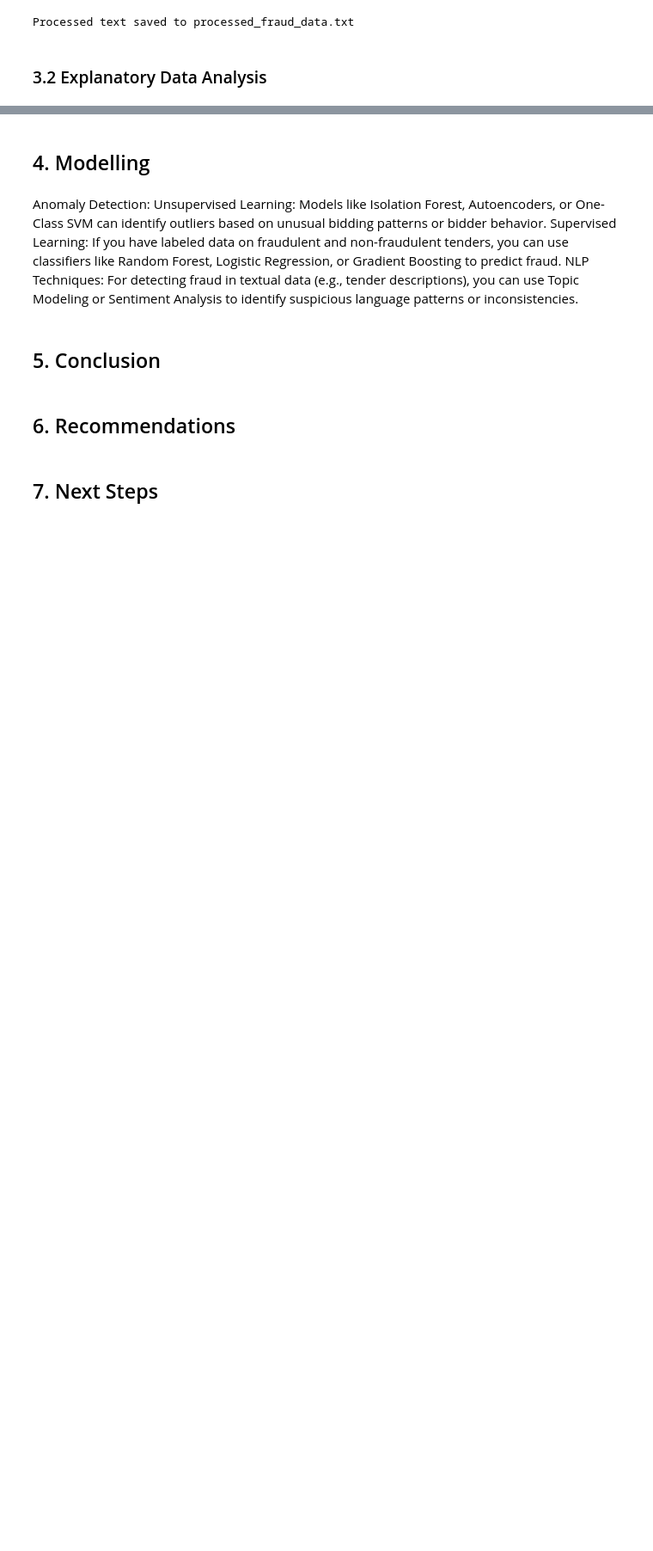
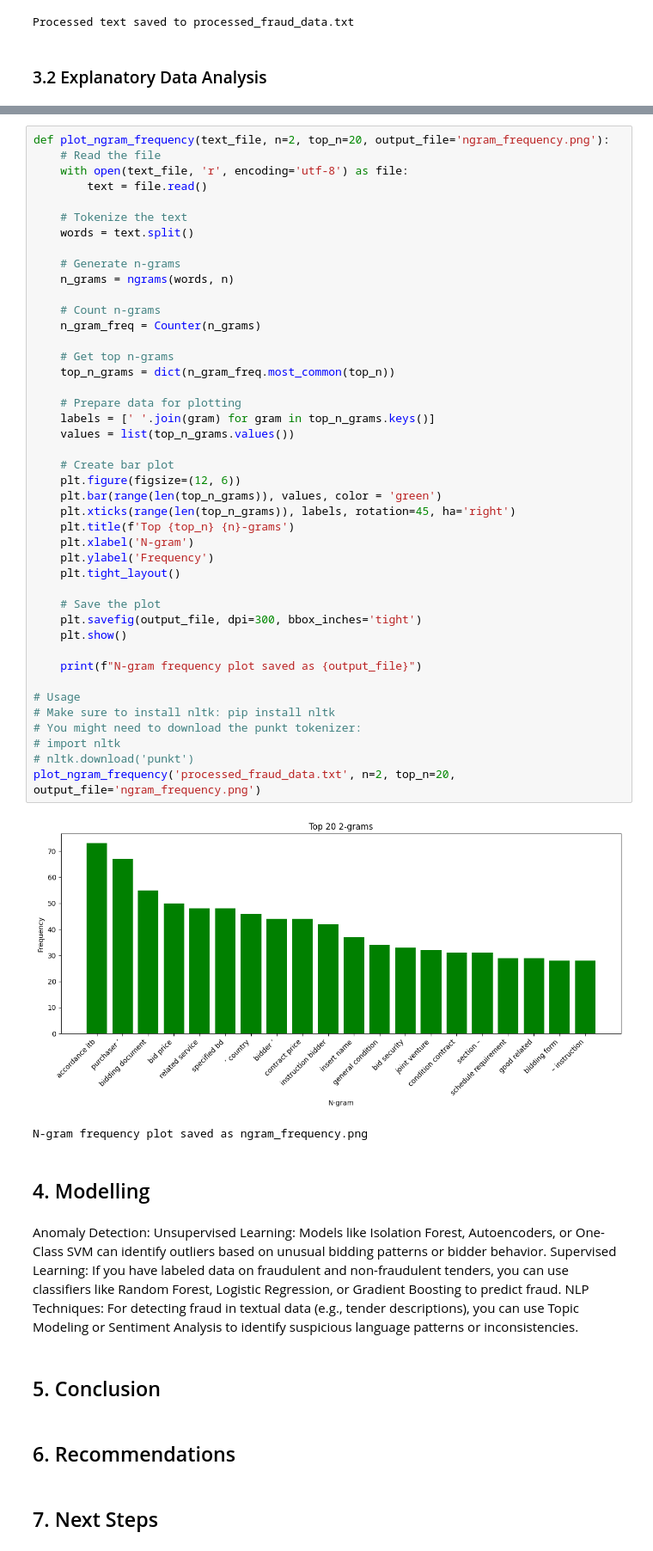
Before and after one commit to ProcureGuardAI/Fraud-Detection-Machine-Learning, a Jupyter notebook: index.ipynb, the cells around one changed output, grey strips where cells are left out. Shown at 86% size. Cells and saved outputs as stored; diff of their text form; blank space fills up the shorter version.

```diff
--- a/index.ipynb
+++ b/index.ipynb
@@ -275,3 +374,49 @@ Word cloud saved to fraud_wordcloud.png
+# %%
+def plot_ngram_frequency(text_file, n=2, top_n=20, output_file='ngram_frequency.png'):
+    # Read the file
+    with open(text_file, 'r', encoding='utf-8') as file:
+        text = file.read()
+
+    # Tokenize the text
+    words = text.split()
+
+    # Generate n-grams
+    n_grams = ngrams(words, n)
+
+    # Count n-grams
+    n_gram_freq = Counter(n_grams)
+
+    # Get top n-grams
+    top_n_grams = dict(n_gram_freq.most_common(top_n))
+
+    # Prepare data for plotting
+    labels = [' '.join(gram) for gram in top_n_grams.keys()]
+    values = list(top_n_grams.values())
+
+    # Create bar plot
+    plt.figure(figsize=(12, 6))
+    plt.bar(range(len(top_n_grams)), values, color = 'green')
+    plt.xticks(range(len(top_n_grams)), labels, rotation=45, ha='right')
+    plt.title(f'Top {top_n} {n}-grams')
+    plt.xlabel('N-gram')
+    plt.ylabel('Frequency')
+    plt.tight_layout()
+
+    # Save the plot
+    plt.savefig(output_file, dpi=300, bbox_inches='tight')
+    plt.show()
+
+    print(f"N-gram frequency plot saved as {output_file}")
+
+# Usage
+# Make sure to install nltk: pip install nltk
+# You might need to download the punkt tokenizer:
+# import nltk
+# nltk.download('punkt')
+plot_ngram_frequency('processed_fraud_data.txt', n=2, top_n=20, output_file='ngram_frequency.png')
+# %% [output]
+[figure, added]
+N-gram frequency plot saved as ngram_frequency.png
 # %% [markdown]
 ## 4. Modelling
 # %% [markdown]
```
Also changed, not shown: parts of 9 cells of this notebook.
